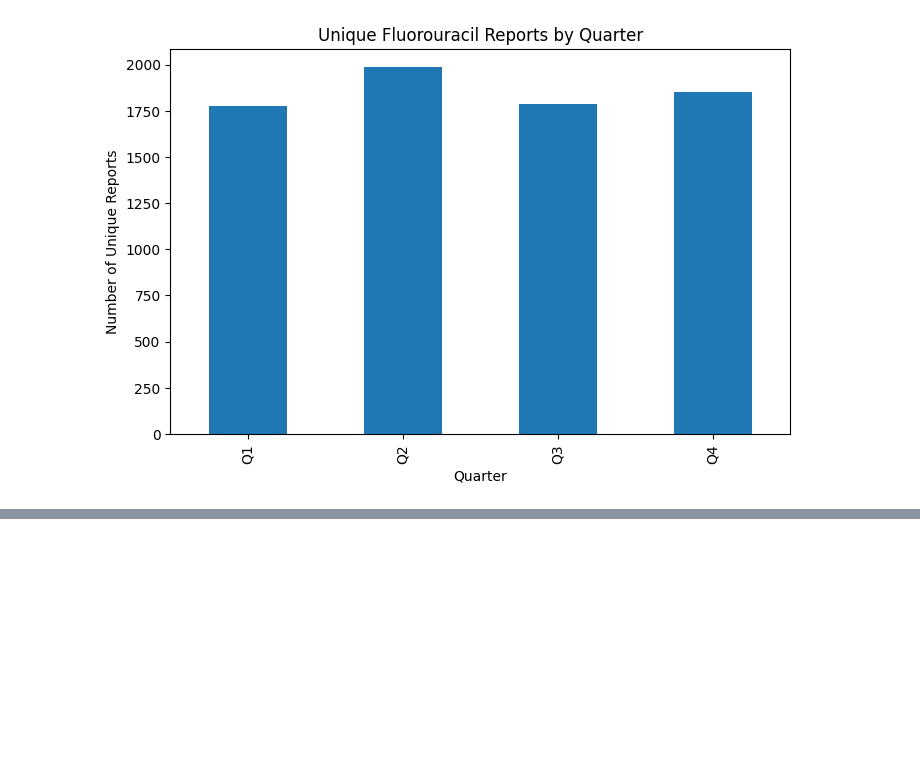
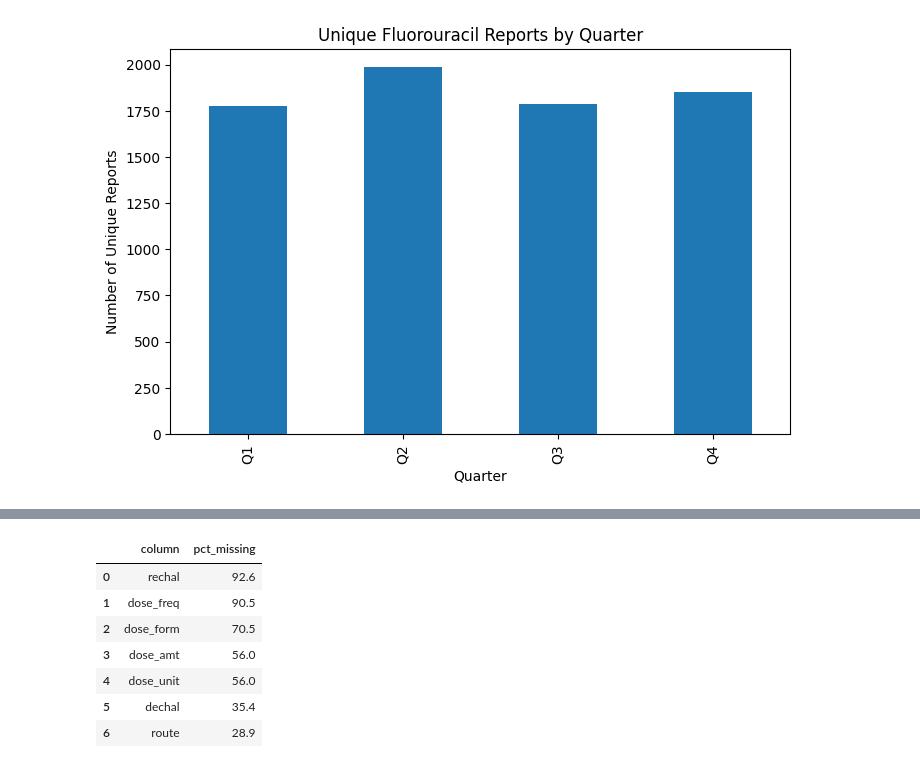
Before and after one commit to PugstaLaney/faers-sql-drug-safety-analysis, a Jupyter notebook: notebooks/module_1_fluorouracil/01_5fu_explore.ipynb, the cells around one changed output, grey strips where cells are left out. Drawn from its saved outputs; the diff is of its cells as text; code cells hidden in the pictures; blank space fills up the shorter version.

```diff
--- a/notebooks/module_1_fluorouracil/5_FU_explore.ipynb
+++ b/notebooks/module_1_fluorouracil/01_5fu_explore.ipynb
@@ -392,0 +269,23 @@ plt.show()
+# %%
+key_cols = ['route', 'dose_amt', 'dose_unit', 'dose_form', 'dose_freq', 'dechal', 'rechal']
+
+null_summary = (
+    FU_df_filtered[key_cols]
+    .isnull()
+    .mean()
+    .mul(100)
+    .round(1)
+    .reset_index()
+)
+null_summary.columns = ['column', 'pct_missing']
+null_summary = null_summary.sort_values('pct_missing', ascending=False).reset_index(drop=True)
+null_summary
+# %% [output]
+|  | column | pct_missing |
+| 0 | rechal | 92.6 |
+| 1 | dose_freq | 90.5 |
+| 2 | dose_form | 70.5 |
+| 3 | dose_amt | 56.0 |
+| 4 | dose_unit | 56.0 |
+| 5 | dechal | 35.4 |
+| 6 | route | 28.9 |
```
Also changed, not shown: parts of 14 cells of this notebook, 1 other file.
